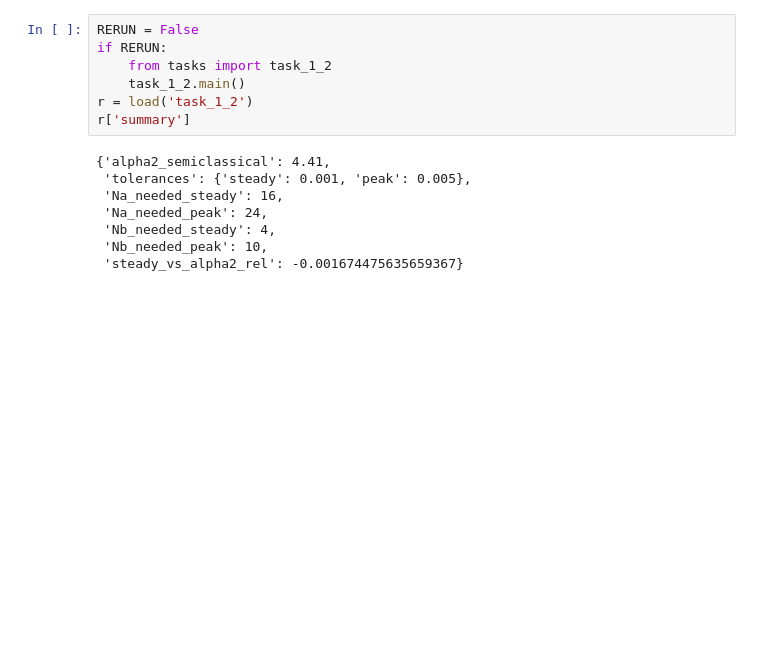
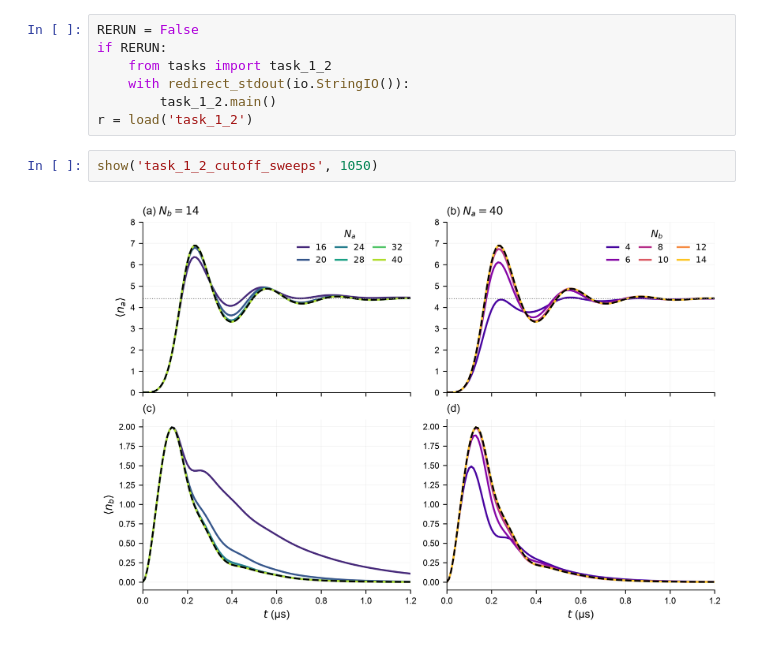
Before and after one commit to pkarakala/duquantum-cat-qubit, a Jupyter notebook: notebooks/03_task_1_2_convergence.ipynb, the cells around one changed output. Drawn from its saved outputs; the diff is of its cells as text; blank space fills up the shorter version.

```diff
--- a/notebooks/03_task_1_2_convergence.ipynb
+++ b/notebooks/03_task_1_2_convergence.ipynb
@@ -15,14 +33,10 @@ load = lambda name: json.load(open(f'results/{name}.json'))
 RERUN = False
 if RERUN:
     from tasks import task_1_2
-    task_1_2.main()
+    with redirect_stdout(io.StringIO()):
+        task_1_2.main()
 r = load('task_1_2')
-r['summary']
-# %% [output]
-{'alpha2_semiclassical': 4.41,
- 'tolerances': {'steady': 0.001, 'peak': 0.005},
- 'Na_needed_steady': 16,
- 'Na_needed_peak': 24,
- 'Nb_needed_steady': 4,
- 'Nb_needed_peak': 10,
- 'steady_vs_alpha2_rel': -0.001674475635659367}
+# %%
+show('task_1_2_cutoff_sweeps', 1050)
+# %% [output]
+[figure, added]
```
Also changed, not shown: parts of 14 cells of this notebook, 56 other files.
